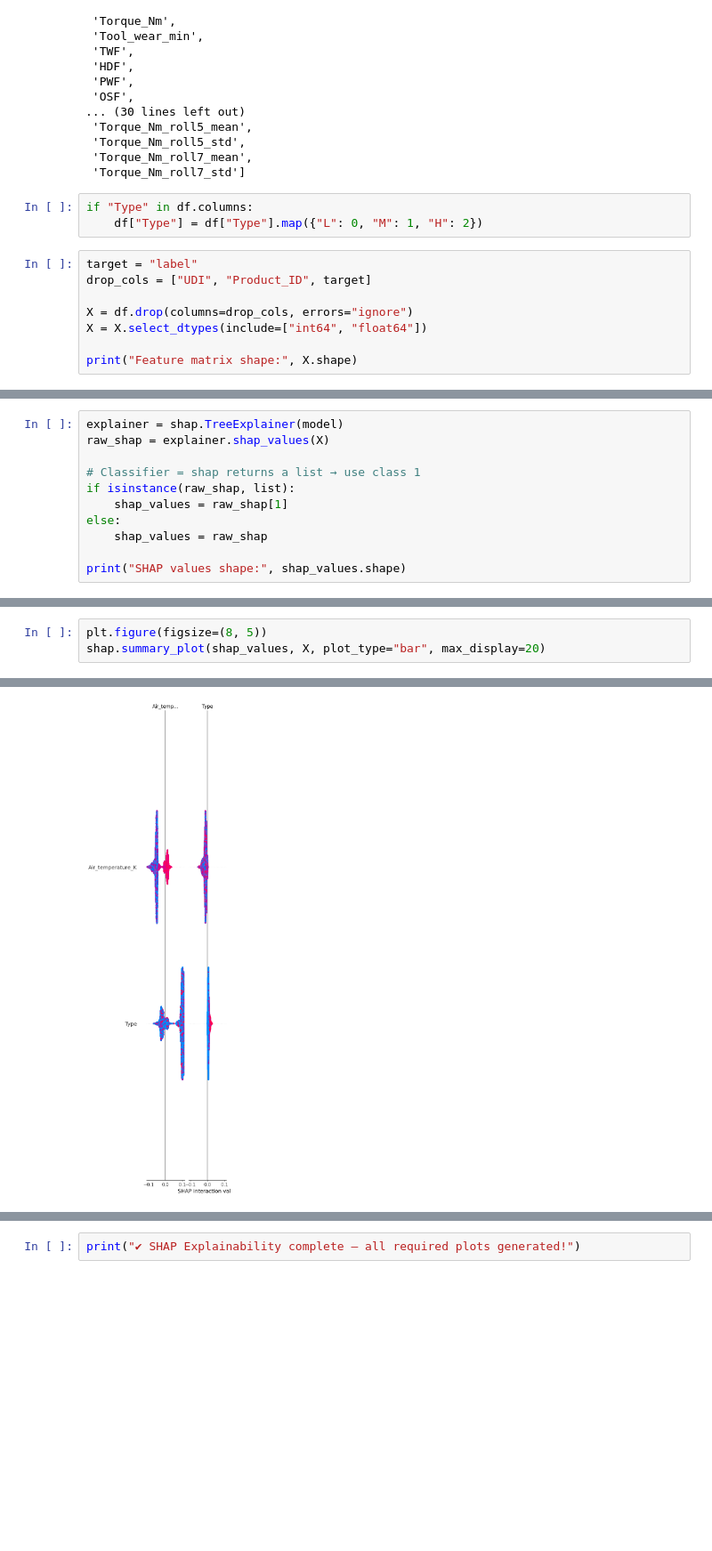
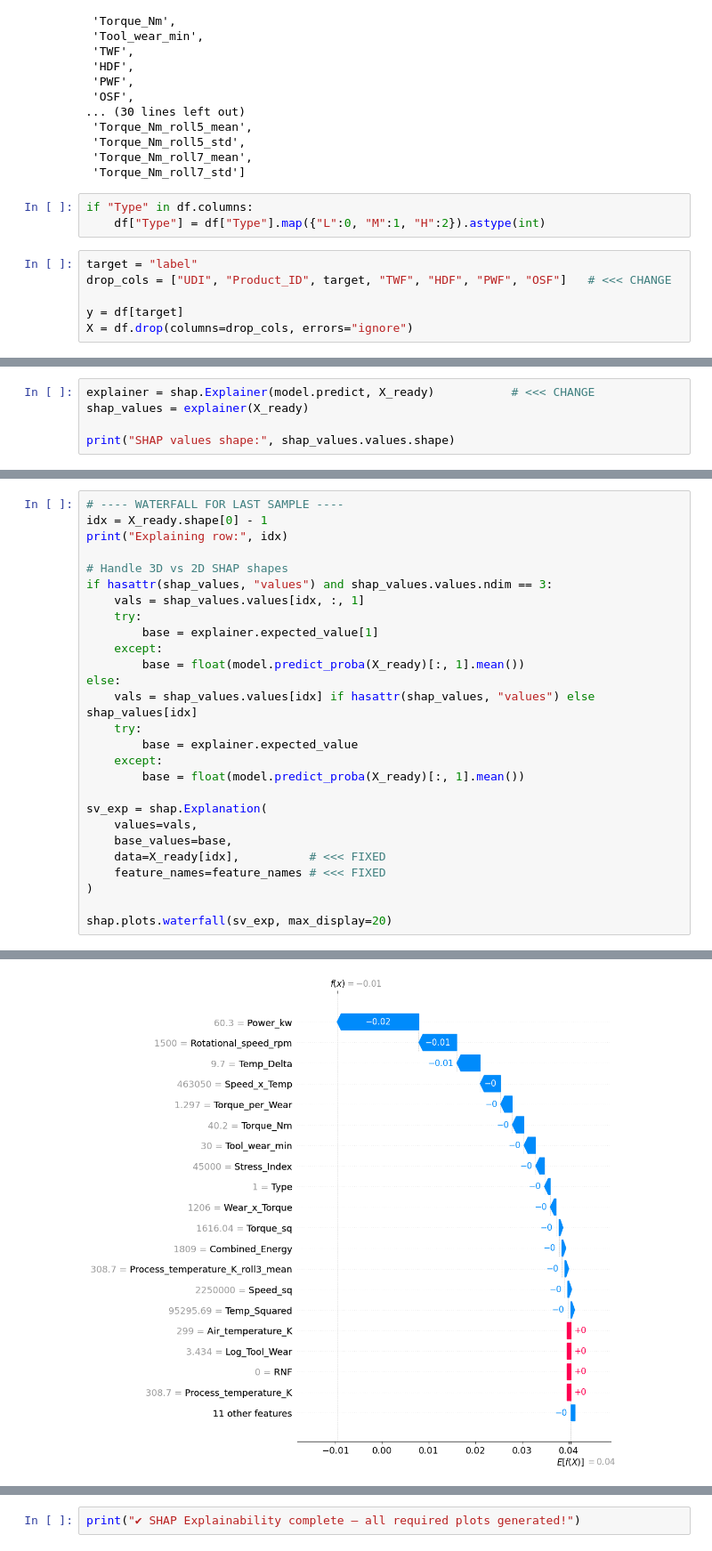
Before and after one commit to vinay-gupta-kandula/predictive-maintenance-ai4i, a Jupyter notebook: notebooks/04_SHAP_Insights.ipynb, the cells around one changed output, grey strips where cells are left out. Shown at 89% size. Drawn from its saved outputs; the diff is of its cells as text; blank space fills up the shorter version.

```diff
--- a/notebooks/04_SHAP_Insights.ipynb
+++ b/notebooks/04_SHAP_Insights.ipynb
@@ -53,12 +57,10 @@ df.columns.tolist()
  'Torque_Nm_roll7_std']
 # %%
 if "Type" in df.columns:
-    df["Type"] = df["Type"].map({"L": 0, "M": 1, "H": 2})
+    df["Type"] = df["Type"].map({"L":0, "M":1, "H":2}).astype(int)
 # %%
 target = "label"
-drop_cols = ["UDI", "Product_ID", target]
+drop_cols = ["UDI", "Product_ID", target, "TWF", "HDF", "PWF", "OSF"]   # <<< CHANGE
 
+y = df[target]
 X = df.drop(columns=drop_cols, errors="ignore")
-X = X.select_dtypes(include=["int64", "float64"])
-
-print("Feature matrix shape:", X.shape)
@@ -72,12 +81,6 @@ Loaded model: <class 'sklearn.ensemble._forest.RandomForestClassifier'>
 # %%
-explainer = shap.TreeExplainer(model)
-raw_shap = explainer.shap_values(X)
+explainer = shap.Explainer(model.predict, X_ready)           # <<< CHANGE
+shap_values = explainer(X_ready)
 
-# Classifier = shap returns a list → use class 1
-if isinstance(raw_shap, list):
-    shap_values = raw_shap[1]
-else:
-    shap_values = raw_shap
-
-print("SHAP values shape:", shap_values.shape)
+print("SHAP values shape:", shap_values.values.shape)
 # %% [output]
@@ -91,4 +107,28 @@ shap.summary_plot(shap_values, X, max_display=20)
 # %%
-plt.figure(figsize=(8, 5))
-shap.summary_plot(shap_values, X, plot_type="bar", max_display=20)
+# ---- WATERFALL FOR LAST SAMPLE ----
+idx = X_ready.shape[0] - 1
+print("Explaining row:", idx)
+
+# Handle 3D vs 2D SHAP shapes
+if hasattr(shap_values, "values") and shap_values.values.ndim == 3:
+    vals = shap_values.values[idx, :, 1]
+    try:
+        base = explainer.expected_value[1]
+    except:
+        base = float(model.predict_proba(X_ready)[:, 1].mean())
+else:
+    vals = shap_values.values[idx] if hasattr(shap_values, "values") else shap_values[idx]
+    try:
+        base = explainer.expected_value
+    except:
+        base = float(model.predict_proba(X_ready)[:, 1].mean())
+
+sv_exp = shap.Explanation(
+    values=vals,
+    base_values=base,
+    data=X_ready[idx],          # <<< FIXED
+    feature_names=feature_names # <<< FIXED
+)
+
+shap.plots.waterfall(sv_exp, max_display=20)
 # %% [output]
@@ -96,2 +136,2 @@ shap.summary_plot(shap_values, X, plot_type="bar", max_display=20)
-[figure, old version]
+[figure, new version]
 # %%
```
Also changed, not shown: parts of 9 cells of this notebook, 3 other files.
